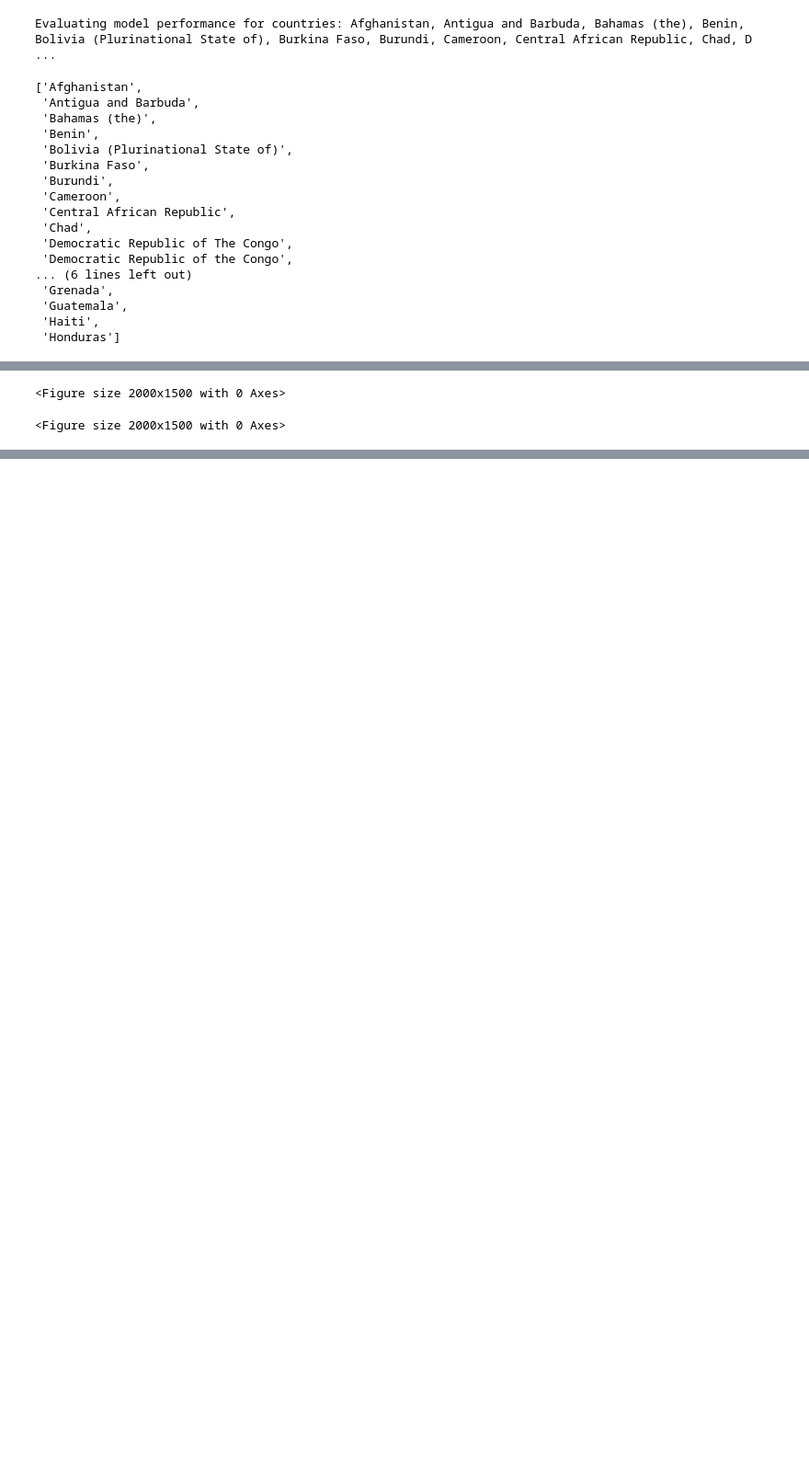
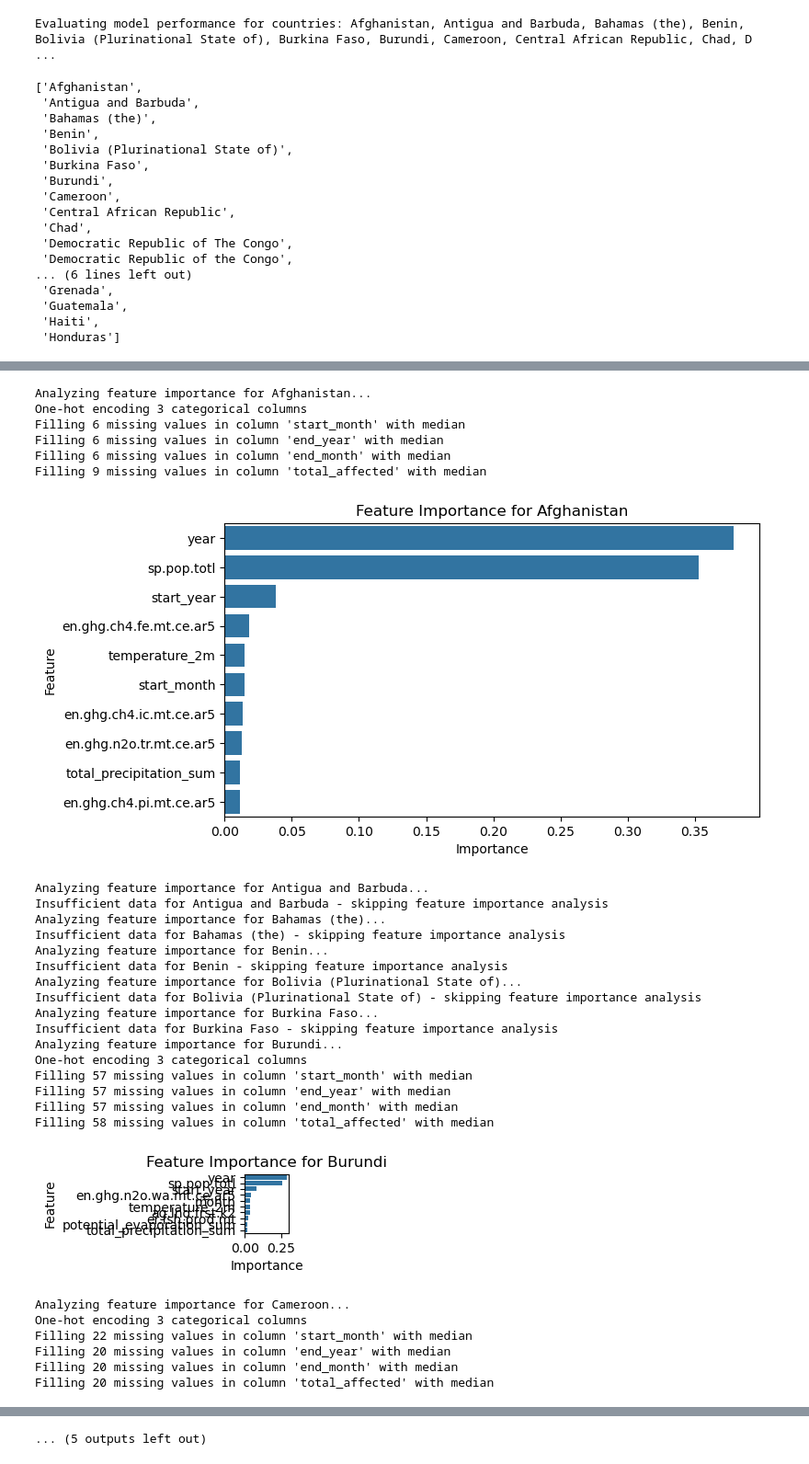
Before and after one commit to emijlop/climate-migration-project, a Jupyter notebook: 004_crossval_countries_A-H.ipynb, the cells around one changed output, grey strips where cells are left out. Shown at 92% size. Saved outputs shown, nothing was run; the diff lists cells and outputs as text; code cells hidden in the pictures; blank space fills up the shorter version.

```diff
--- a/004_crossval_countries_A-H.ipynb
+++ b/004_crossval_countries_A-H.ipynb
@@ -350,32 +329,74 @@ def get_country_feature_importance(country_name, full_data, country_col,
     if len(country_df) < 10:
         print(f"Insufficient data for {country_name} - skipping feature importance analysis")
         return None
 
     # Preprocess the country data
     country_X, country_y, _ = preprocess_data(country_df, target_col=target_col, country_col=country_col)
 
     # Ensure the country data has the same features as the main model
     missing_cols = set(X.columns) - set(country_X.columns)
     for col in missing_cols:
         country_X[col] = 0
 
     # Select only the columns used in the main model and in the same order
     country_X = country_X[X.columns]
 
     # Train a country-specific model
     country_model = RandomForestRegressor(n_estimators=100, random_state=42)
     country_model.fit(country_X, country_y)
 
     # Get feature importance
     importance = pd.DataFrame({
         'Feature': X.columns,
         'Importance': country_model.feature_importances_
     }).sort_values('Importance', ascending=False)
 
     return importance
 
 # Create feature importance visualization for each country
 plt.figure(figsize=(20, 15))
+country_feature_importances = {}
+for country in countries_to_evaluate:
+    print(f"Analyzing feature importance for {country}...")
+    importance = get_country_feature_importance(country, df, country_column)
+    if importance is not None:
+        country_feature_importances[country] = importance
+        # Plot feature importance
+        plt.subplot(4, 3, len(country_feature_importances))
+        sns.barplot(x='Importance', y='Feature', data=importance.head(10))
+        plt.title(f'Feature Importance for {country}')
+        plt.xlabel('Importance')
+        plt.ylabel('Feature')
+        plt.tight_layout()
+        plt.show()
 # %% [output]
-<Figure size 2000x1500 with 0 Axes>
+Analyzing feature importance for Afghanistan...
+One-hot encoding 3 categorical columns
+Filling 6 missing values in column 'start_month' with median
+Filling 6 missing values in column 'end_year' with median
+Filling 6 missing values in column 'end_month' with median
+Filling 9 missing values in column 'total_affected' with median
+[figure, added]
-<Figure size 2000x1500 with 0 Axes>
+Analyzing feature importance for Antigua and Barbuda...
+Insufficient data for Antigua and Barbuda - skipping feature importance analysis
+Analyzing feature importance for Bahamas (the)...
+Insufficient data for Bahamas (the) - skipping feature importance analysis
+Analyzing feature importance for Benin...
+Insufficient data for Benin - skipping feature importance analysis
+Analyzing feature importance for Bolivia (Plurinational State of)...
+Insufficient data for Bolivia (Plurinational State of) - skipping feature importance analysis
+Analyzing feature importance for Burkina Faso...
+Insufficient data for Burkina Faso - skipping feature importance analysis
+Analyzing feature importance for Burundi...
+One-hot encoding 3 categorical columns
+Filling 57 missing values in column 'start_month' with median
+Filling 57 missing values in column 'end_year' with median
+Filling 57 missing values in column 'end_month' with median
+Filling 58 missing values in column 'total_affected' with median
+[figure, added]
+Analyzing feature importance for Cameroon...
+One-hot encoding 3 categorical columns
+Filling 22 missing values in column 'start_month' with median
+Filling 20 missing values in column 'end_year' with median
+Filling 20 missing values in column 'end_month' with median
+Filling 20 missing values in column 'total_affected' with median
@@ -381,0 +428 @@ plt.figure(figsize=(20, 15))
+... (5 outputs left out)
```
Also changed, not shown: parts of 15 cells of this notebook, 9 other files.
